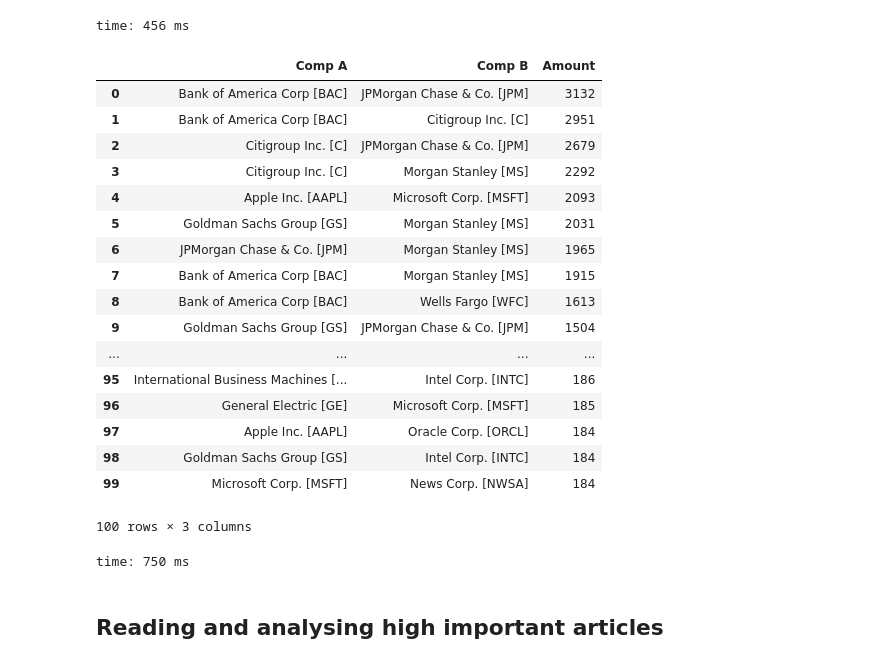
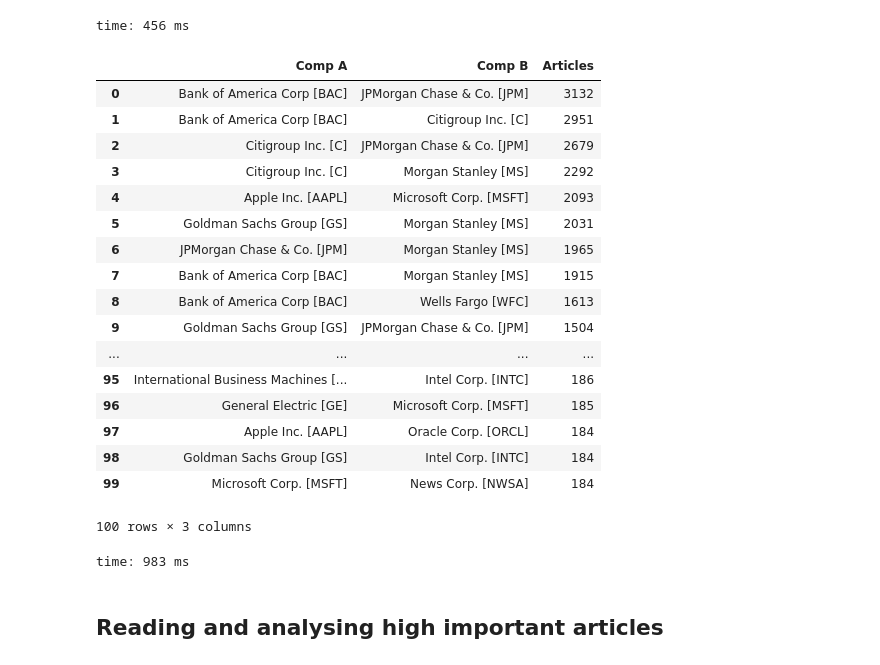
Before and after one commit to Chaoste/nlp-stocks, a Jupyter notebook: research/7.1-Apply-SpaCy.ipynb, the cells around one changed output. Cells and saved outputs as stored; diff of their text form; code cells hidden in the pictures.

```diff
--- a/research/7.1-Apply-SpaCy.ipynb
+++ b/research/7.1-Apply-SpaCy.ipynb
@@ -490,18 +495,18 @@ time: 456 ms
 # %%
 top = coocs.stack()
 top.index.levels[0].name = 'Comp A'
 top.index.levels[1].name = 'Comp B'
 top = top[[p[0] < p[1] for p, v in top.iteritems()]].nlargest(100)
 # print('\n'.join([
 #     f"'{securities_ds.get_company_name(pair[0])}[{pair[0]}]' and '{securities_ds.get_company_name(pair[1])}[{pair[1]}]' occur in {value} articles"
 #     for pair, value in top.nlargest(10).iteritems()]))
 top = top.reset_index()
-top.columns = list(top.columns[:2]) + ['Amount']
+top.columns = list(top.columns[:2]) + ['Articles']
 top['Comp A'] = [f'{securities_ds.get_company_name(x)} [{x}]' for x in top['Comp A']]
 top['Comp B'] = [f'{securities_ds.get_company_name(x)} [{x}]' for x in top['Comp B']]
 top
 # %% [output]
-|  | Comp A | Comp B | Amount |
+|  | Comp A | Comp B | Articles |
 | 0 | Bank of America Corp [BAC] | JPMorgan Chase & Co. [JPM] | 3132 |
 | 1 | Bank of America Corp [BAC] | Citigroup Inc. [C] | 2951 |
 | 2 | Citigroup Inc. [C] | JPMorgan Chase & Co. [JPM] | 2679 |
@@ -519,7 +524,7 @@ top
 | 98 | Goldman Sachs Group [GS] | Intel Corp. [INTC] | 184 |
 | 99 | Microsoft Corp. [MSFT] | News Corp. [NWSA] | 184 |
 100 rows × 3 columns
-time: 750 ms
+time: 983 ms
 # %% [markdown]
 ## Reading and analysing high important articles
 # %%
```
Also changed, not shown: parts of 2 cells of this notebook, 2 other files.
